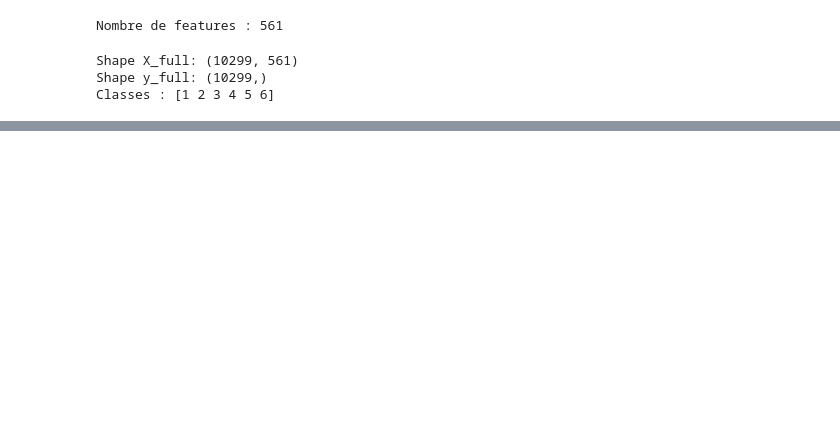
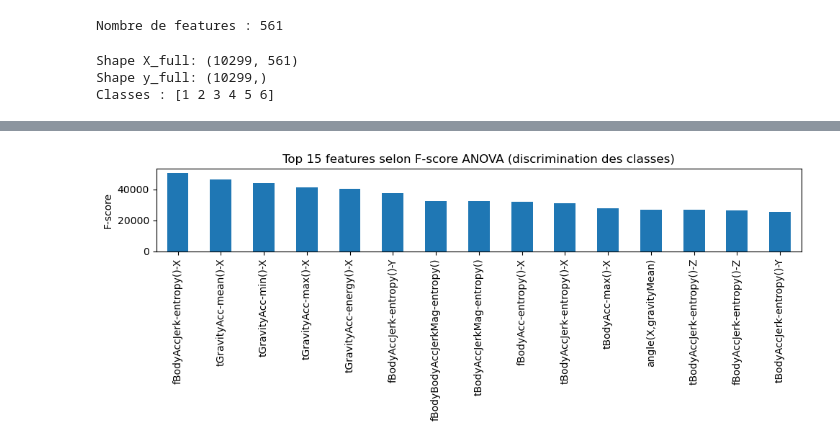
Before and after one commit to hemza1/MLFLOW_HumanActivity, a Jupyter notebook: notebooks/data_exploration.ipynb, the cells around one changed output, grey strips where cells are left out. Cells and saved outputs as stored; diff of their text form; code cells hidden in the pictures; blank space fills up the shorter version.

```diff
--- a/notebooks/data_exploration.ipynb
+++ b/notebooks/data_exploration.ipynb
@@ -29,0 +157,10 @@ Classes : [1 2 3 4 5 6]
+# %%
+from sklearn.feature_selection import f_classif
+
+X = X_full.values
+y = y_full
+
+f_scores, p_values = f_classif(X, y)
+
+f_scores_series = pd.Series(f_scores, index=X_full.columns).sort_values(ascending=False)
+f_scores_series.head(15)
@@ -29,0 +184,9 @@ Classes : [1 2 3 4 5 6]
+# %%
+plt.figure(figsize=(10,4))
+f_scores_series.head(15).plot(kind="bar")
+plt.title("Top 15 features selon F-score ANOVA (discrimination des classes)")
+plt.ylabel("F-score")
+plt.tight_layout()
+plt.show()
+# %% [output]
+[figure, added]
```
Also changed, not shown: parts of 22 cells of this notebook, 32 other files.
